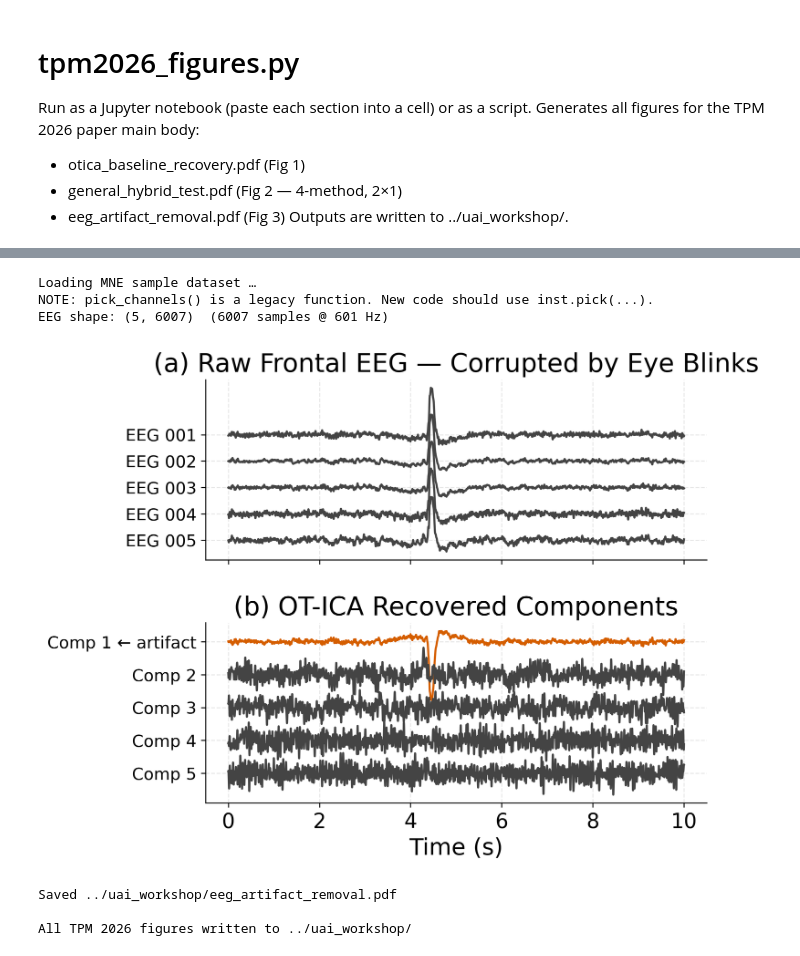
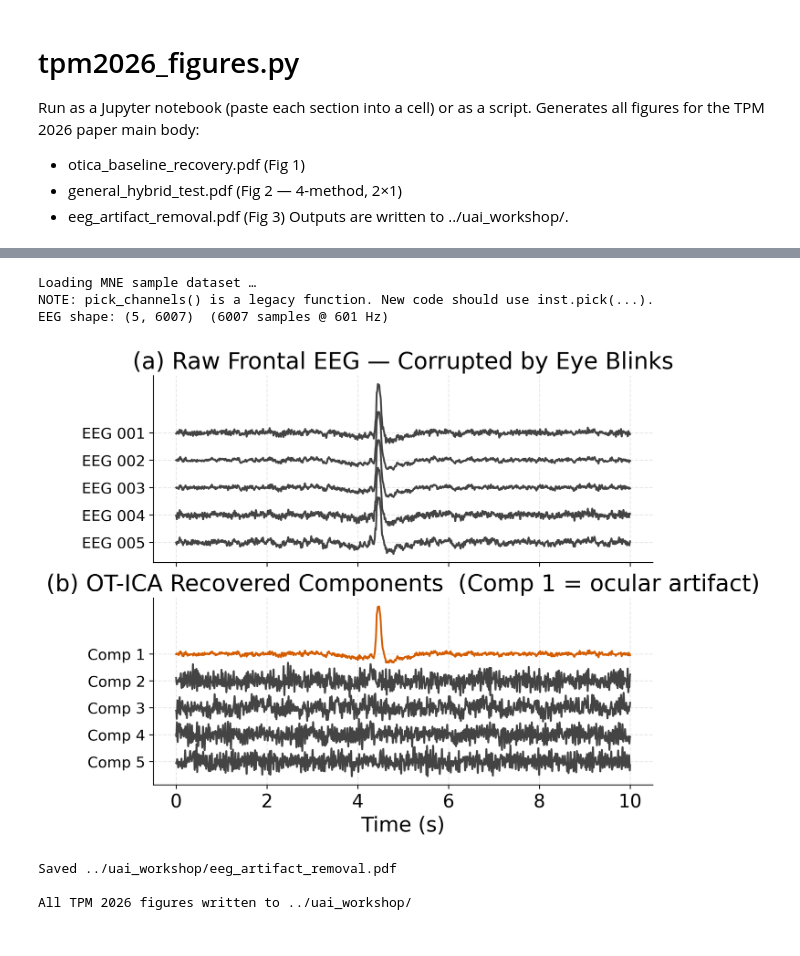
Before and after one commit to ashutoshjha3103/ot_in_linear_ica, a Jupyter notebook: exp/tpm2026_figures.ipynb, the cells around one changed output, grey strips where cells are left out. Saved outputs shown, nothing was run; the diff lists cells and outputs as text; code cells hidden in the pictures.

```diff
--- a/exp/tpm2026_figures.ipynb
+++ b/exp/tpm2026_figures.ipynb
@@ -487,9 +628,5 @@ Baseline Amari Error: -2.9849
 Saved ../uai_workshop/otica_baseline_recovery.pdf
 # %%
-# =============================================================================
-# Figure 3: EEG application  (eeg_artifact_removal.pdf)
-# =============================================================================
-
 # ---- Load MNE sample data (downloads ~1.5 GB on first run) -----------------
 print('Loading MNE sample dataset …')
 sample_data_folder  = mne.datasets.sample.data_path()
@@ -531,58 +668,63 @@ Z_hat = W_eeg.cpu().numpy() @ model_eeg.X_white.cpu().numpy()
 # Identify artifact component: highest kurtosis (most impulsive = blinks)
 kurtoses = scipy.stats.kurtosis(Z_hat, axis=1)
 artifact_idx = int(np.argmax(kurtoses))
-comp_colors  = ['#D55E00' if i == artifact_idx else '#444444'
-                for i in range(dim_eeg)]
-comp_labels  = [f'Comp {i+1} ← artifact' if i == artifact_idx
-                else f'Comp {i+1}'
-                for i in range(dim_eeg)]
+
+# ICA is sign-ambiguous. Align artifact component so the blink spike is
+# positive (matching the upward deflection seen in the raw frontal channels).
+peak_sample = np.argmax(np.abs(Z_hat[artifact_idx]))
+if Z_hat[artifact_idx, peak_sample] < 0:
+    Z_hat[artifact_idx] = -Z_hat[artifact_idx]
+
+# Plain labels — artifact identity described in title and caption, not tick
+comp_colors = ['#D55E00' if i == artifact_idx else '#444444'
+               for i in range(dim_eeg)]
+comp_labels = [f'Comp {i+1}' for i in range(dim_eeg)]
 
 # ---- Plot ------------------------------------------------------------------
 set_tpm_theme()
 
-OFFSET = 5.5   # vertical spacing between traces
+OFFSET = 5.5
 fig, axes_eeg = plt.subplots(
     2, 1,
     figsize=(COLUMN_IN * SCALE, COLUMN_IN * SCALE * 0.85),
     sharex=True,
-    gridspec_kw={'hspace': 0.35}
+    constrained_layout=True,   # avoids tight_layout warning
 )
 
 # Raw EEG
 for i in range(dim_eeg):
     axes_eeg[0].plot(time, X_eeg[i] - i * OFFSET,
                      color='#444444', linewidth=0.8 * SCALE)
 axes_eeg[0].set_yticks([-OFFSET * i for i in range(dim_eeg)])
 axes_eeg[0].set_yticklabels(frontal_channels)
 axes_eeg[0].set_title('(a) Raw Frontal EEG — Corrupted by Eye Blinks')
 
 # OT-ICA components
 for i in range(dim_eeg):
     axes_eeg[1].plot(time, Z_hat[i] - i * OFFSET,
                      color=comp_colors[i], linewidth=0.8 * SCALE)
 axes_eeg[1].set_yticks([-OFFSET * i for i in range(dim_eeg)])
 axes_eeg[1].set_yticklabels(comp_labels)
 axes_eeg[1].set_xlabel('Time (s)')
-axes_eeg[1].set_title('(b) OT-ICA Recovered Components')
+# Title names the artifact component explicitly; label in caption
+axes_eeg[1].set_title(
+    f'(b) OT-ICA Recovered Components  (Comp {artifact_idx+1} = ocular artifact)'
+)
 
-# Highlight the artifact component band
-y_top = 1.5
-y_bot = -(artifact_idx * OFFSET) - OFFSET * 0.5
 for ax in axes_eeg:
     ax.tick_params(axis='y', labelsize=6.5 * SCALE)
 
-fig.tight_layout()
 out = SAVE_DIR + 'eeg_artifact_removal.pdf'
 fig.savefig(out, format='pdf', bbox_inches='tight')
 plt.show()
 print(f'Saved {out}')
 
 print('\nAll TPM 2026 figures written to', SAVE_DIR)
 # %% [output]
 Loading MNE sample dataset …
 NOTE: pick_channels() is a legacy function. New code should use inst.pick(...).
 EEG shape: (5, 6007)  (6007 samples @ 601 Hz)
-[figure, old version]
+[figure, new version]
 Saved ../uai_workshop/eeg_artifact_removal.pdf
 
 All TPM 2026 figures written to ../uai_workshop/
```
Also changed, not shown: parts of 11 cells of this notebook, 3 other files.
